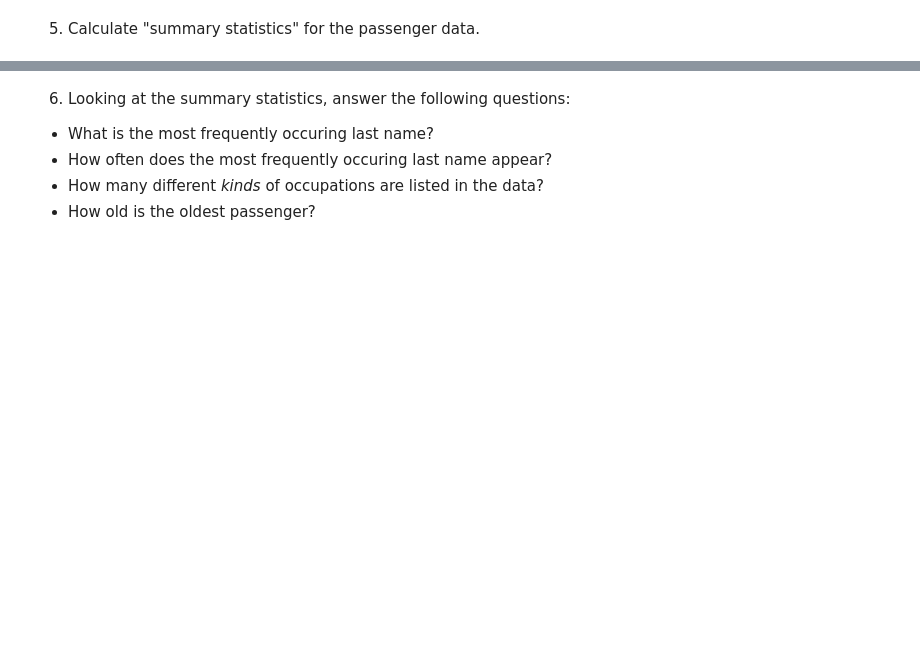
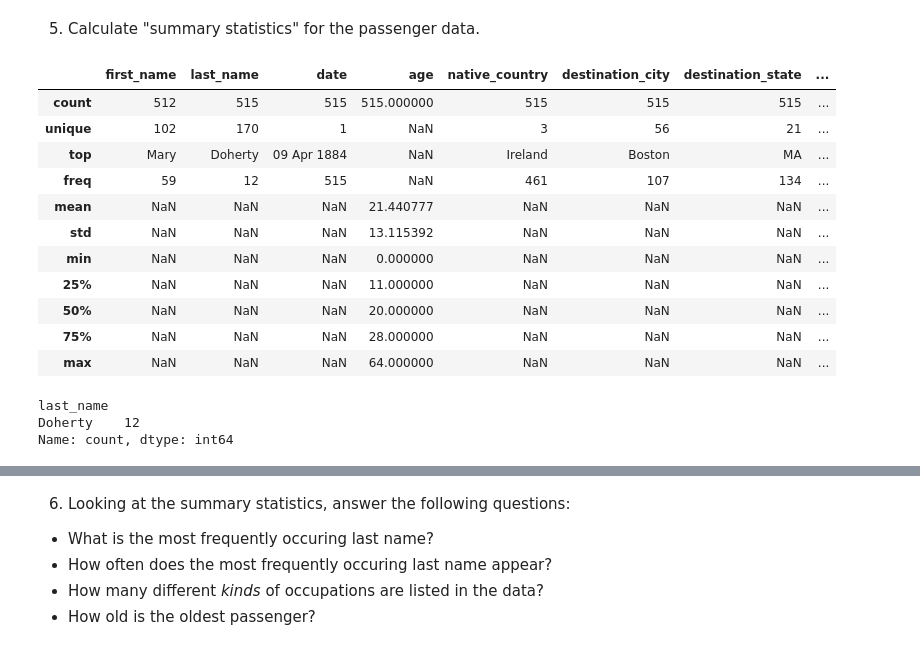
Before and after one commit to RayceLoveland/loveland-sp25-data-materials, a Jupyter notebook: week-07/loveland-hw-06.ipynb, the cells around one changed output, grey strips where cells are left out. Cells and saved outputs as stored; diff of their text form; code cells hidden in the pictures; blank space fills up the shorter version.

```diff
--- a/week-07/loveland-hw-06.ipynb
+++ b/week-07/loveland-hw-06.ipynb
@@ -71,3 +111,23 @@ _Your answer here._
 5. Calculate "summary statistics" for the passenger data.
 # %%
 #Your Code Here
+passengers_df.describe(include='all')
+# %% [output]
+|  | first_name | last_name | date | age | native_country | destination_city | destination_state | ... |
+| count | 512 | 515 | 515 | 515.000000 | 515 | 515 | 515 | ... |
+| unique | 102 | 170 | 1 | NaN | 3 | 56 | 21 | ... |
+| top | Mary | Doherty | 09 Apr 1884 | NaN | Ireland | Boston | MA | ... |
+| freq | 59 | 12 | 515 | NaN | 461 | 107 | 134 | ... |
+| mean | NaN | NaN | NaN | 21.440777 | NaN | NaN | NaN | ... |
+| std | NaN | NaN | NaN | 13.115392 | NaN | NaN | NaN | ... |
+| min | NaN | NaN | NaN | 0.000000 | NaN | NaN | NaN | ... |
+| 25% | NaN | NaN | NaN | 11.000000 | NaN | NaN | NaN | ... |
+| 50% | NaN | NaN | NaN | 20.000000 | NaN | NaN | NaN | ... |
+| 75% | NaN | NaN | NaN | 28.000000 | NaN | NaN | NaN | ... |
+| max | NaN | NaN | NaN | 64.000000 | NaN | NaN | NaN | ... |
+# %%
+passengers_df['last_name'].value_counts().head(1)
+# %% [output]
+last_name
+Doherty    12
+Name: count, dtype: int64
```
Also changed, not shown: parts of 24 cells of this notebook, 15 other files.
